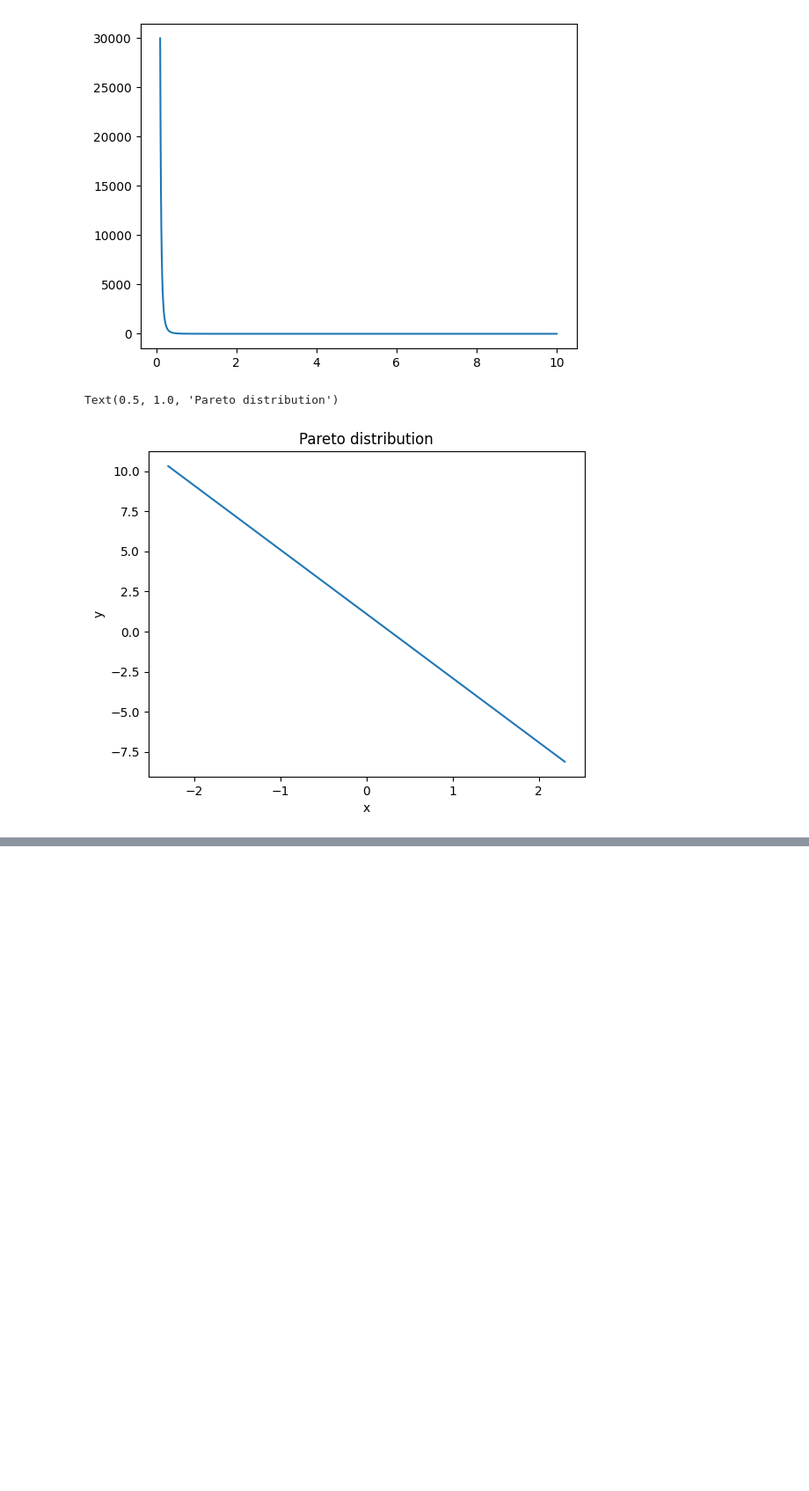
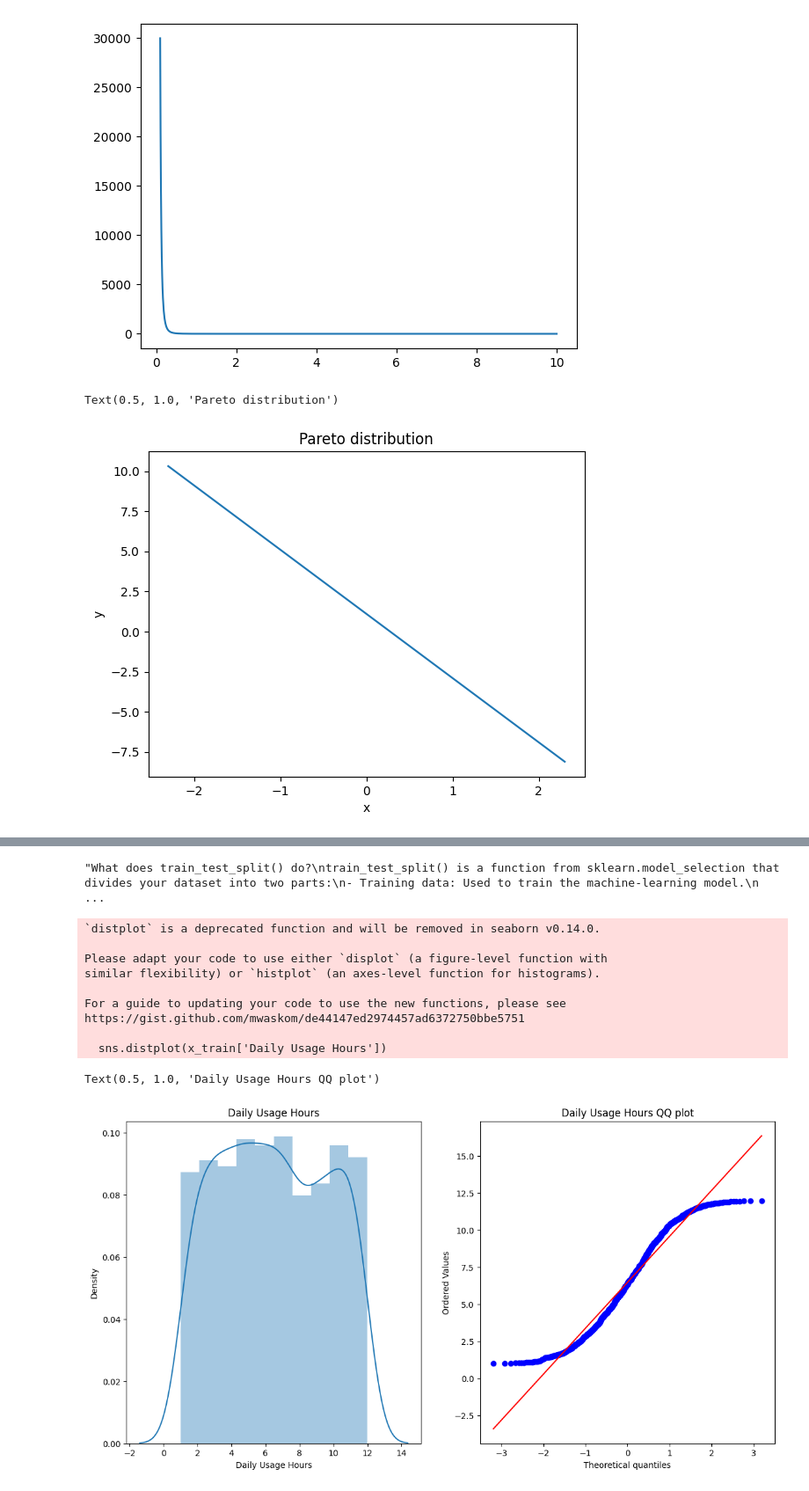
Before and after one commit to SUCCESSneeded/practice, a Jupyter notebook: Mlmaths.ipynb, the cells around one changed output, grey strips where cells are left out. Shown at 88% size. Cells and saved outputs as stored; diff of their text form; code cells hidden in the pictures; blank space fills up the shorter version.

```diff
--- a/Mlmaths.ipynb
+++ b/Mlmaths.ipynb
@@ -347,0 +348,4 @@ plt.show()
+# %%
+df=pd.read_csv('/content/battery_health_dataset.csv',usecols=['Battery Age','Cycle Count','Daily Usage Hours'])
+
+df.head()
@@ -347,0 +388,35 @@ plt.show()
+# %%
+x=df.iloc[:,1:4]
+y=df.iloc[:,0]
+# %%
+x_train,x_test,y_train,y_test=train_test_split(x,y,test_size=0.2)
+'''What does train_test_split() do?
+train_test_split() is a function from sklearn.model_selection that divides your dataset into two parts:
+- Training data: Used to train the machine-learning model.
+- Testing data: Used to check how well the model performs on data it hasn't trained on.
+
+random_state=42 is optional. It makes the random split reproducible, so you get the same split when you run the code again with the same data.'''
+# %% [output]
+"What does train_test_split() do?\ntrain_test_split() is a function from sklearn.model_selection that divides your dataset into two parts:\n- Training data: Used to train the machine-learning model.\n ...
+# %%
+import scipy.stats as stats
+
+plt.figure(figsize=(14,7))
+plt.subplot(121)
+sns.distplot(x_train['Daily Usage Hours'])
+plt.title("Daily Usage Hours")
+plt.subplot(122)
+stats.probplot(x_train['Daily Usage Hours'],dist="norm",plot=plt)
+plt.title("Daily Usage Hours QQ plot")
+# %% [output]
+`distplot` is a deprecated function and will be removed in seaborn v0.14.0.
+
+Please adapt your code to use either `displot` (a figure-level function with
+similar flexibility) or `histplot` (an axes-level function for histograms).
+
+For a guide to updating your code to use the new functions, please see
+https://gist.github.com/mwaskom/de44147ed2974457ad6372750bbe5751
+
+  sns.distplot(x_train['Daily Usage Hours'])
+Text(0.5, 1.0, 'Daily Usage Hours QQ plot')
+[figure, added]
```
Also changed, not shown: parts of 29 cells of this notebook.
